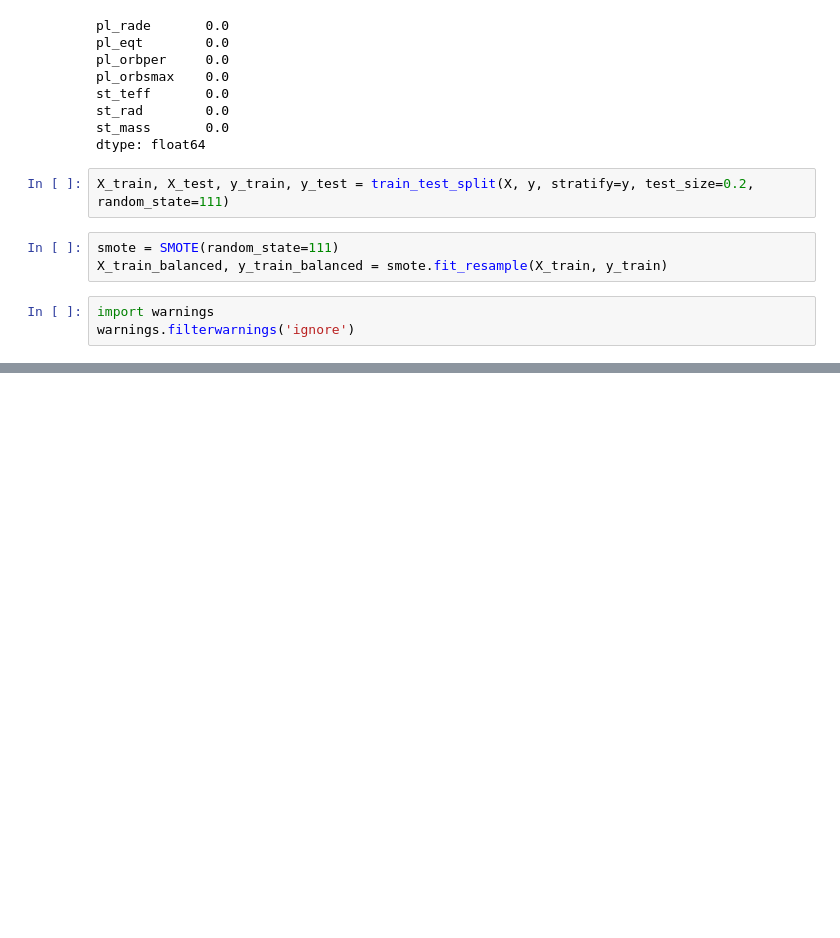
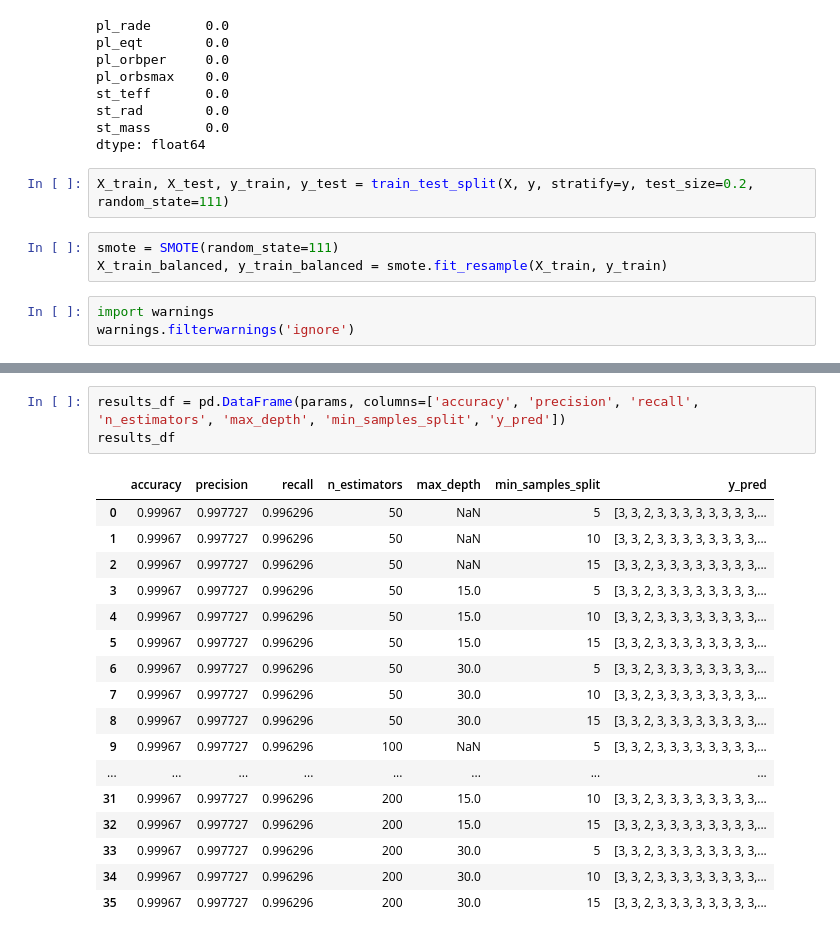
Before and after one commit to jzs3uu/Exoplanets, a Jupyter notebook: rand_forest_v2.ipynb, the cells around one changed output, grey strips where cells are left out. Drawn from its saved outputs; the diff is of its cells as text; blank space fills up the shorter version.

```diff
--- a/rand_forest_v2.ipynb
+++ b/rand_forest_v2.ipynb
@@ -140,0 +194,21 @@ Maximum tuned random forest accuracy: 99.97%, precision: 99.41%, recall: 99.97%
+# %%
+results_df = pd.DataFrame(params, columns=['accuracy', 'precision', 'recall', 'n_estimators', 'max_depth', 'min_samples_split', 'y_pred'])
+results_df
+# %% [output]
+|  | accuracy | precision | recall | n_estimators | max_depth | min_samples_split | y_pred |
+| 0 | 0.99967 | 0.997727 | 0.996296 | 50 | NaN | 5 | [3, 3, 2, 3, 3, 3, 3, 3, 3, 3, 3,... |
+| 1 | 0.99967 | 0.997727 | 0.996296 | 50 | NaN | 10 | [3, 3, 2, 3, 3, 3, 3, 3, 3, 3, 3,... |
+| 2 | 0.99967 | 0.997727 | 0.996296 | 50 | NaN | 15 | [3, 3, 2, 3, 3, 3, 3, 3, 3, 3, 3,... |
+| 3 | 0.99967 | 0.997727 | 0.996296 | 50 | 15.0 | 5 | [3, 3, 2, 3, 3, 3, 3, 3, 3, 3, 3,... |
+| 4 | 0.99967 | 0.997727 | 0.996296 | 50 | 15.0 | 10 | [3, 3, 2, 3, 3, 3, 3, 3, 3, 3, 3,... |
+| 5 | 0.99967 | 0.997727 | 0.996296 | 50 | 15.0 | 15 | [3, 3, 2, 3, 3, 3, 3, 3, 3, 3, 3,... |
+| 6 | 0.99967 | 0.997727 | 0.996296 | 50 | 30.0 | 5 | [3, 3, 2, 3, 3, 3, 3, 3, 3, 3, 3,... |
+| 7 | 0.99967 | 0.997727 | 0.996296 | 50 | 30.0 | 10 | [3, 3, 2, 3, 3, 3, 3, 3, 3, 3, 3,... |
+| 8 | 0.99967 | 0.997727 | 0.996296 | 50 | 30.0 | 15 | [3, 3, 2, 3, 3, 3, 3, 3, 3, 3, 3,... |
+| 9 | 0.99967 | 0.997727 | 0.996296 | 100 | NaN | 5 | [3, 3, 2, 3, 3, 3, 3, 3, 3, 3, 3,... |
+| ... | ... | ... | ... | ... | ... | ... | ... |
+| 31 | 0.99967 | 0.997727 | 0.996296 | 200 | 15.0 | 10 | [3, 3, 2, 3, 3, 3, 3, 3, 3, 3, 3,... |
+| 32 | 0.99967 | 0.997727 | 0.996296 | 200 | 15.0 | 15 | [3, 3, 2, 3, 3, 3, 3, 3, 3, 3, 3,... |
+| 33 | 0.99967 | 0.997727 | 0.996296 | 200 | 30.0 | 5 | [3, 3, 2, 3, 3, 3, 3, 3, 3, 3, 3,... |
+| 34 | 0.99967 | 0.997727 | 0.996296 | 200 | 30.0 | 10 | [3, 3, 2, 3, 3, 3, 3, 3, 3, 3, 3,... |
+| 35 | 0.99967 | 0.997727 | 0.996296 | 200 | 30.0 | 15 | [3, 3, 2, 3, 3, 3, 3, 3, 3, 3, 3,... |
```
Also changed, not shown: parts of 9 cells of this notebook.
